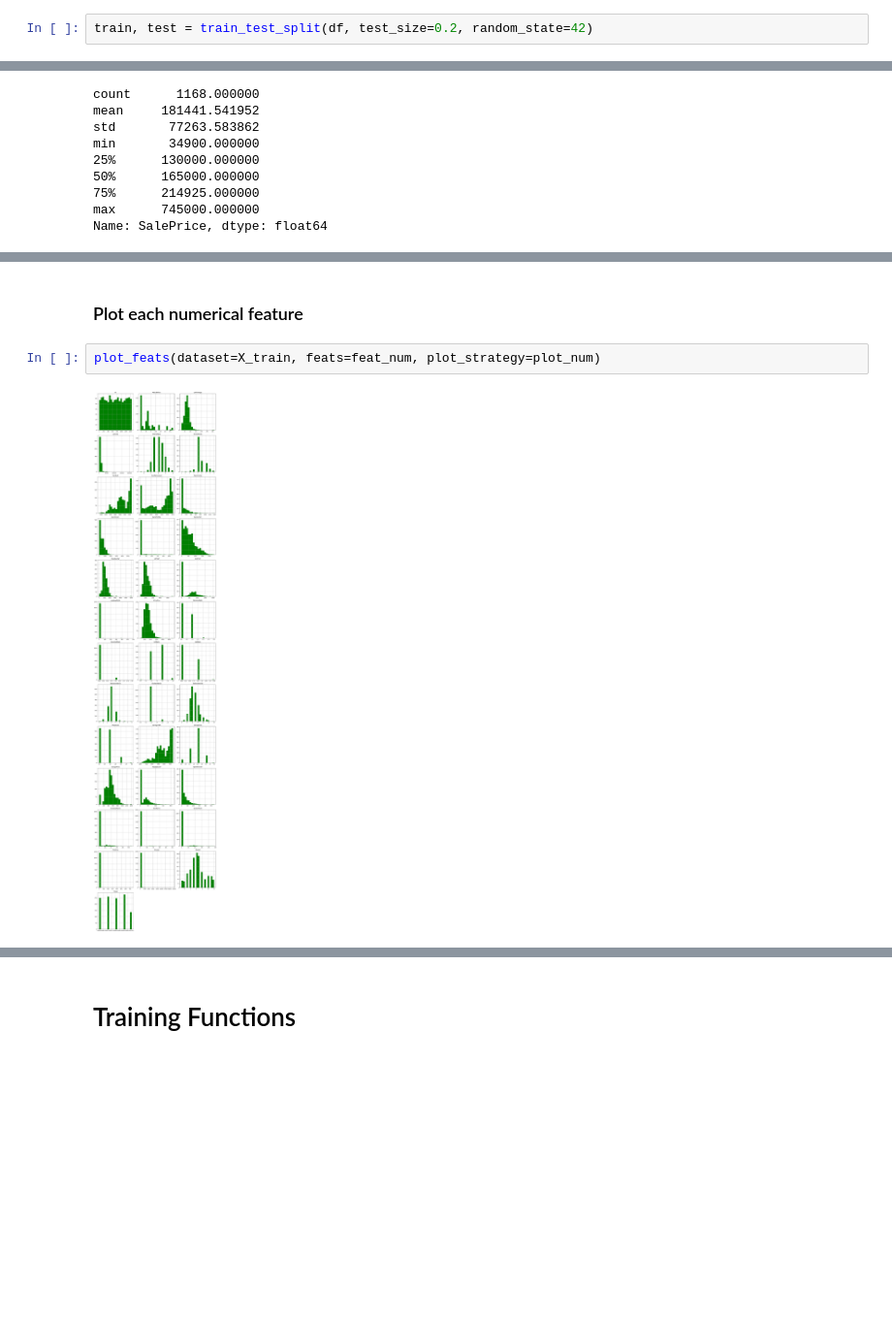
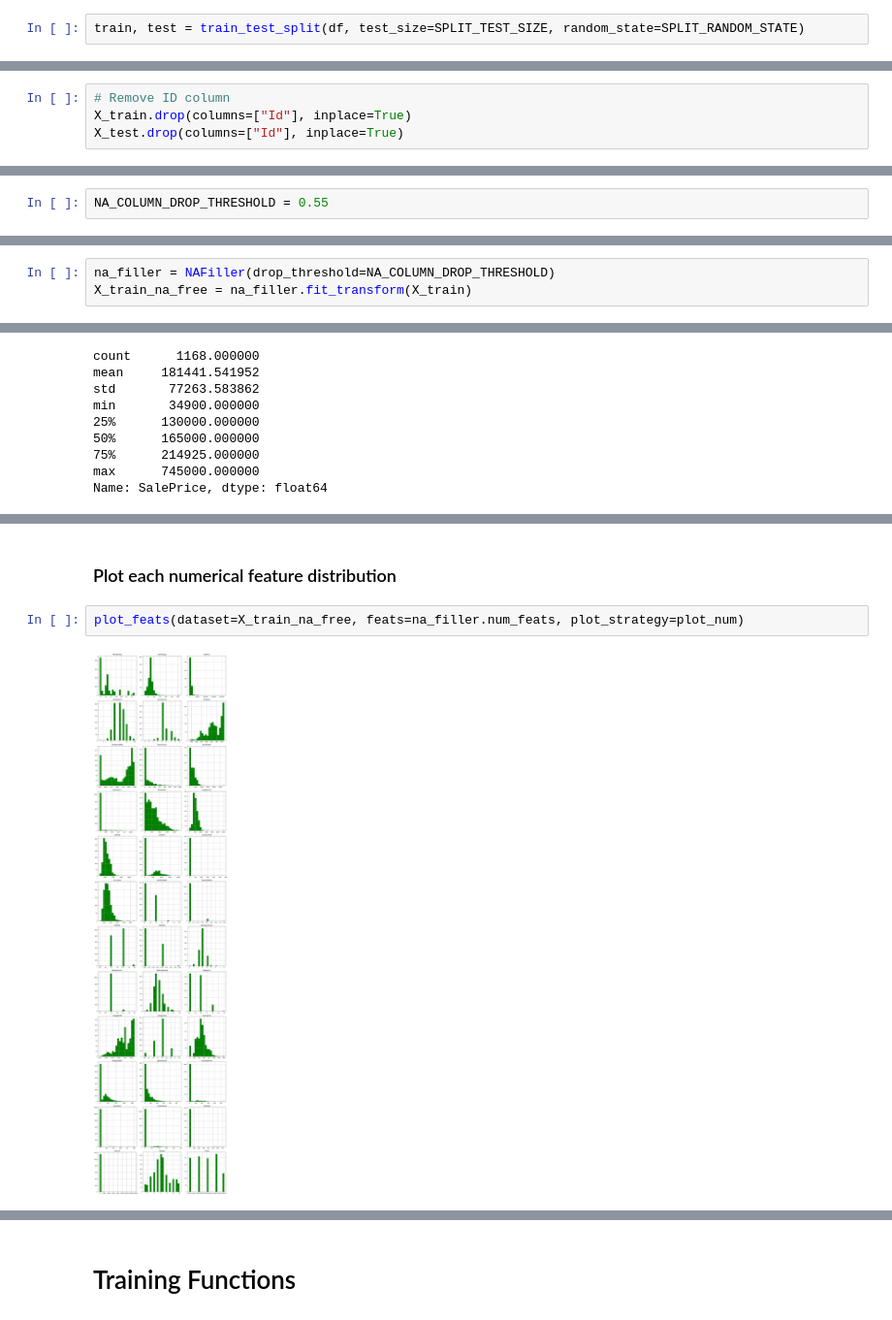
Before and after one commit to vvaza22/ml-assignment-1, a Jupyter notebook: model_experiment.ipynb, the cells around one changed output, grey strips where cells are left out. Shown at 97% size. Drawn from its saved outputs; the diff is of its cells as text; blank space fills up the shorter version.

```diff
--- a/model_experiment.ipynb
+++ b/model_experiment.ipynb
@@ -67,5 +71,5 @@ from sklearn.model_selection import train_test_split
 # %%
-train, test = train_test_split(df, test_size=0.2, random_state=42)
+train, test = train_test_split(df, test_size=SPLIT_TEST_SIZE, random_state=SPLIT_RANDOM_STATE)
 # %%
 train.shape, test.shape
 # %% [output]
@@ -88,6 +92,10 @@ y_train = train["SalePrice"].copy()
 # %%
 X_test = test.loc[:, train.columns != "SalePrice"].copy()
 y_test = test["SalePrice"].copy()
+# %%
+# Remove ID column
+X_train.drop(columns=["Id"], inplace=True)
+X_test.drop(columns=["Id"], inplace=True)
 # %%
 X_train.head()
 # %% [output]
@@ -177,0 +167,2 @@ feat_num
+# %%
+NA_COLUMN_DROP_THRESHOLD = 0.55
@@ -177,0 +261,3 @@ feat_num
+# %%
+na_filler = NAFiller(drop_threshold=NA_COLUMN_DROP_THRESHOLD)
+X_train_na_free = na_filler.fit_transform(X_train)
@@ -253,7 +359,7 @@ def plot_num(vals, ax):
 # %% [markdown]
-### Plot each numerical feature
+### Plot each numerical feature distribution
 # %%
-plot_feats(dataset=X_train, feats=feat_num, plot_strategy=plot_num)
+plot_feats(dataset=X_train_na_free, feats=na_filler.num_feats, plot_strategy=plot_num)
 # %% [output]
-[figure, old version]
+[figure, new version]
 # %% [markdown]
```
Also changed, not shown: parts of 71 cells of this notebook, 2 other files.
